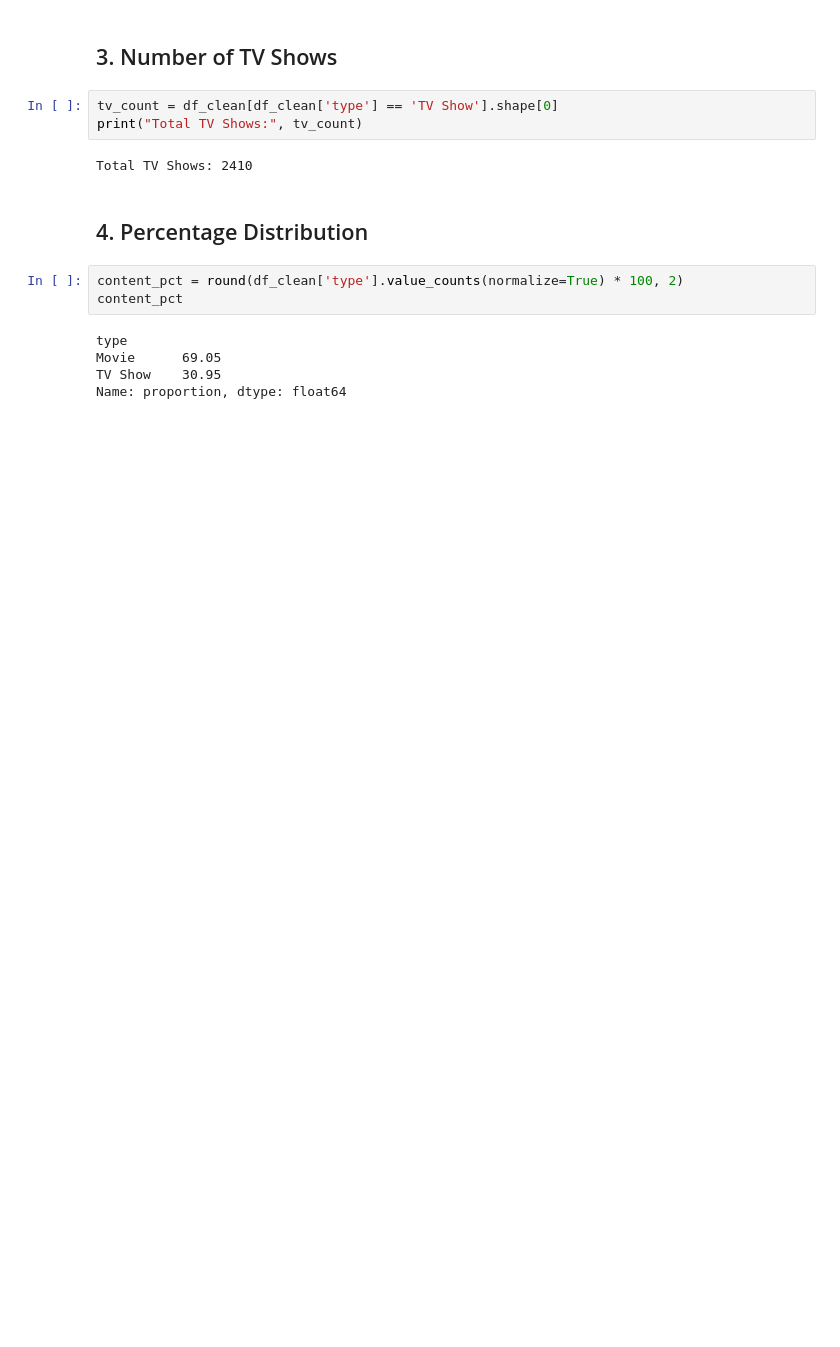
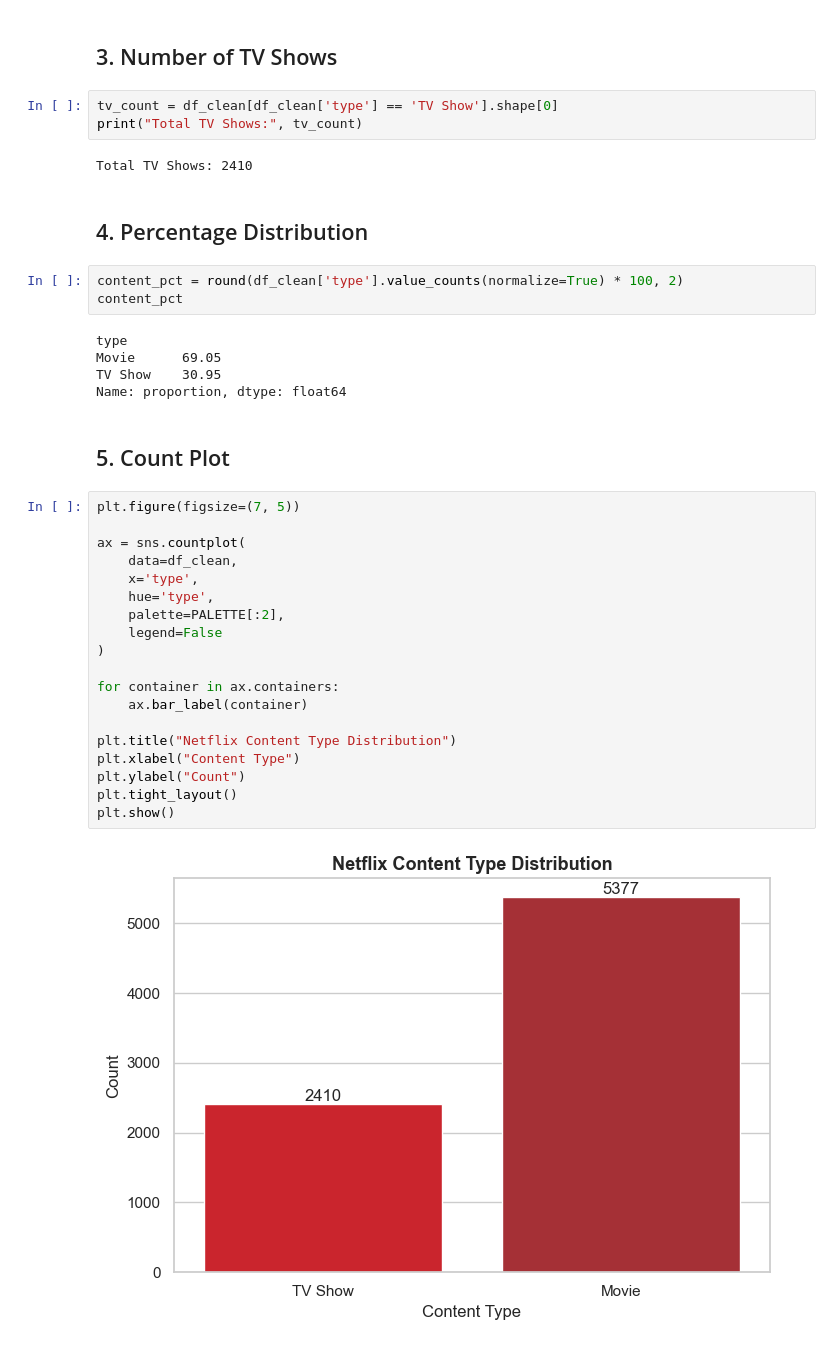
Before and after one commit to PragyaRana/DS_Training, a Jupyter notebook: Mini_Project_4.ipynb, the cells around one changed output. Cells and saved outputs as stored; diff of their text form; blank space fills up the shorter version.

```diff
--- a/Mini_Project_4.ipynb
+++ b/Mini_Project_4.ipynb
@@ -358,3 +358,26 @@ type
 Movie      69.05
 TV Show    30.95
 Name: proportion, dtype: float64
+# %% [markdown]
+## 5. Count Plot
+# %%
+plt.figure(figsize=(7, 5))
+
+ax = sns.countplot(
+    data=df_clean,
+    x='type',
+    hue='type',
+    palette=PALETTE[:2],
+    legend=False
+)
+
+for container in ax.containers:
+    ax.bar_label(container)
+
+plt.title("Netflix Content Type Distribution")
+plt.xlabel("Content Type")
+plt.ylabel("Count")
+plt.tight_layout()
+plt.show()
+# %% [output]
+[figure, added]
```
